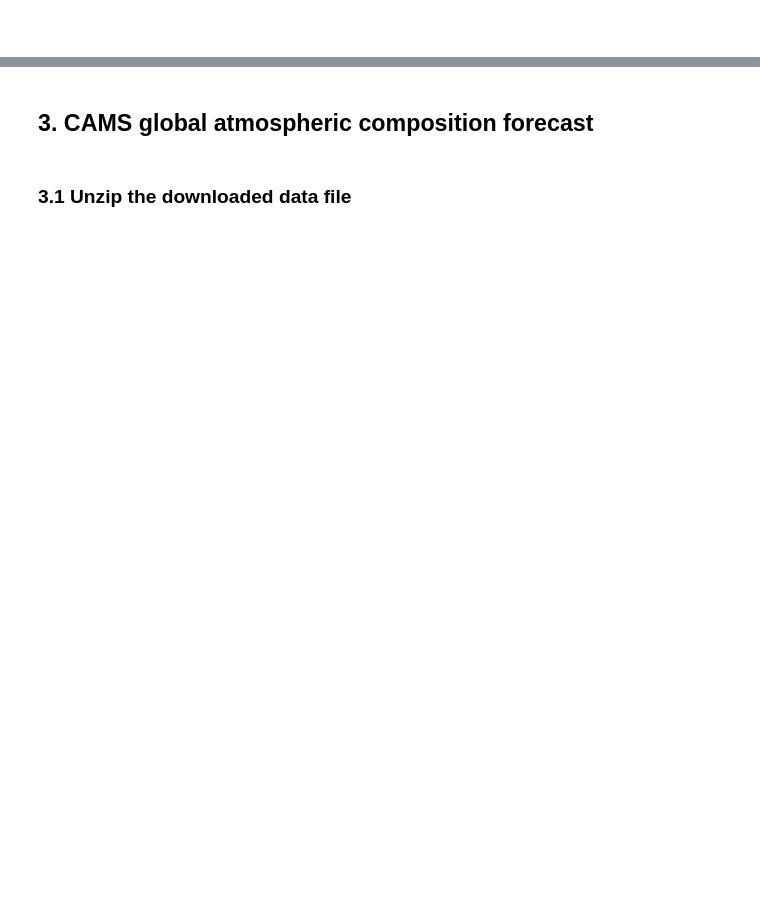
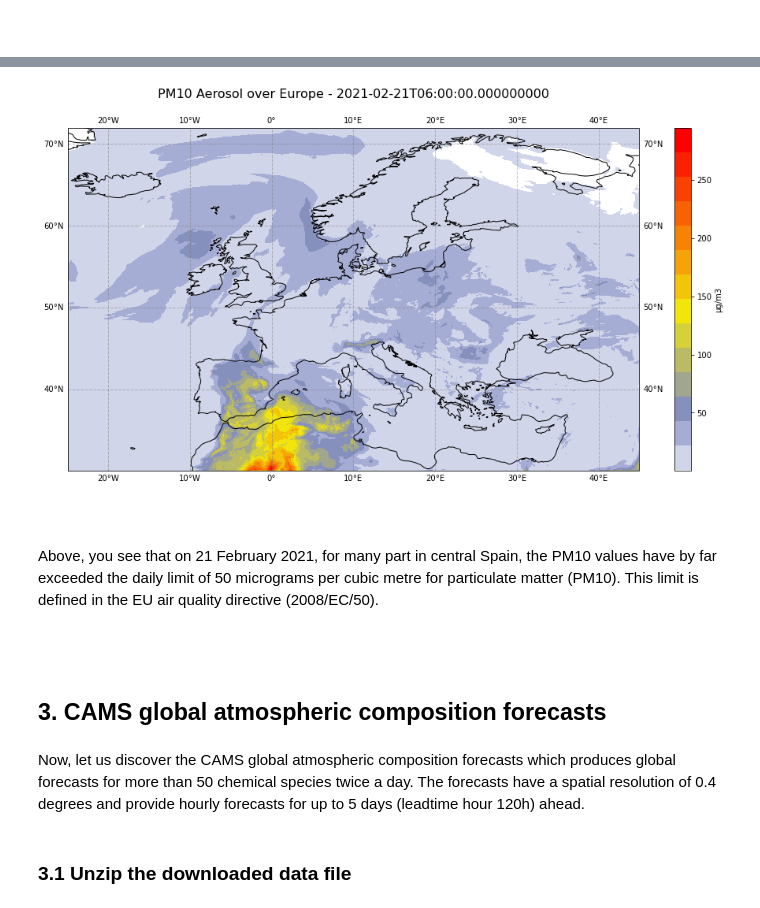
Before and after one commit to ecmwf-projects/copernicus-training, a Jupyter notebook: 212_cams_dust_monitoring.ipynb, the cells around one changed output, grey strips where cells are left out. Cells and saved outputs as stored; diff of their text form; code cells hidden in the pictures; blank space fills up the shorter version.

```diff
--- a/212_cams_dust_monitoring.ipynb
+++ b/212_cams_dust_monitoring.ipynb
@@ -227,0 +329,4 @@ cbar.set_label('PM10 (µg/m3)')
+# %%
+pm10 = ds_eur_aq['pm10_conc']
+pm10 = pm10.squeeze(drop=True)
+pm10
@@ -227,0 +347,3 @@ cbar.set_label('PM10 (µg/m3)')
+# %%
+pm10_units = pm10.units
+pm10_species = pm10.species
@@ -227,0 +359,24 @@ cbar.set_label('PM10 (µg/m3)')
+# %%
+# Index of forecast time step
+time_index = 30
+
+# Initiate a matplotlib figure
+fig = plt.figure(figsize=(16,8))
+ax = plt.subplot(1,1,1, projection=ccrs.PlateCarree())
+
+# Plotting function with pcolormesh
+im = plt.pcolormesh(pm10['longitude'].values, pm10['latitude'].values,
+                    pm10[time_index,:,:], cmap=camscmp, transform=ccrs.PlateCarree())
+
+# Define geographic extent of the map
+ax.set_extent([pm10.longitude.min(),pm10.longitude.max(),pm10.latitude.min(),pm10.latitude.max()], crs=ccrs.PlateCarree())
+
+# Add additional features such as coastlines, grid and colorbar
+ax.coastlines(color='black')
+ax.gridlines(draw_labels=True, linewidth=1, color='gray', alpha=0.5, linestyle='--')
+cbar = plt.colorbar(im,fraction=0.046, pad=0.05)
+cbar.set_label(pm10_units)
+
+# Set the title of the plot
+ax.set_title(pm10_species + ' over Europe - ' + str(pm10.time[time_index].values)+'\n', fontsize=16)
+# %% [output]
@@ -228,4 +384,13 @@ cbar.set_label('PM10 (µg/m3)')
+[figure, added]
+# %% [markdown]
+<br>
+# %% [markdown]
+Above, you see that on 21 February 2021, for many part in central Spain, the PM10 values have by far exceeded the daily limit of 50 micrograms per cubic metre for particulate matter (PM10). This limit is defined in the EU air quality directive (2008/EC/50).
+# %% [markdown]
+<br>
 # %% [markdown]
-## <a id='global_aq_forecast'></a>3. CAMS global atmospheric composition forecast
+## <a id='global_aq_forecast'></a>3. CAMS global atmospheric composition forecasts
+# %% [markdown]
+Now, let us discover the CAMS global atmospheric composition forecasts which produces global forecasts for more than 50 chemical species twice a day. The forecasts have a spatial resolution of 0.4 degrees and provide hourly forecasts for up to 5 days (leadtime hour 120h) ahead.
 # %% [markdown]
 ### <a id='cams_forecast_unzip'></a> 3.1 Unzip the downloaded data file
```
Also changed, not shown: parts of 55 cells of this notebook, 1 other file.
